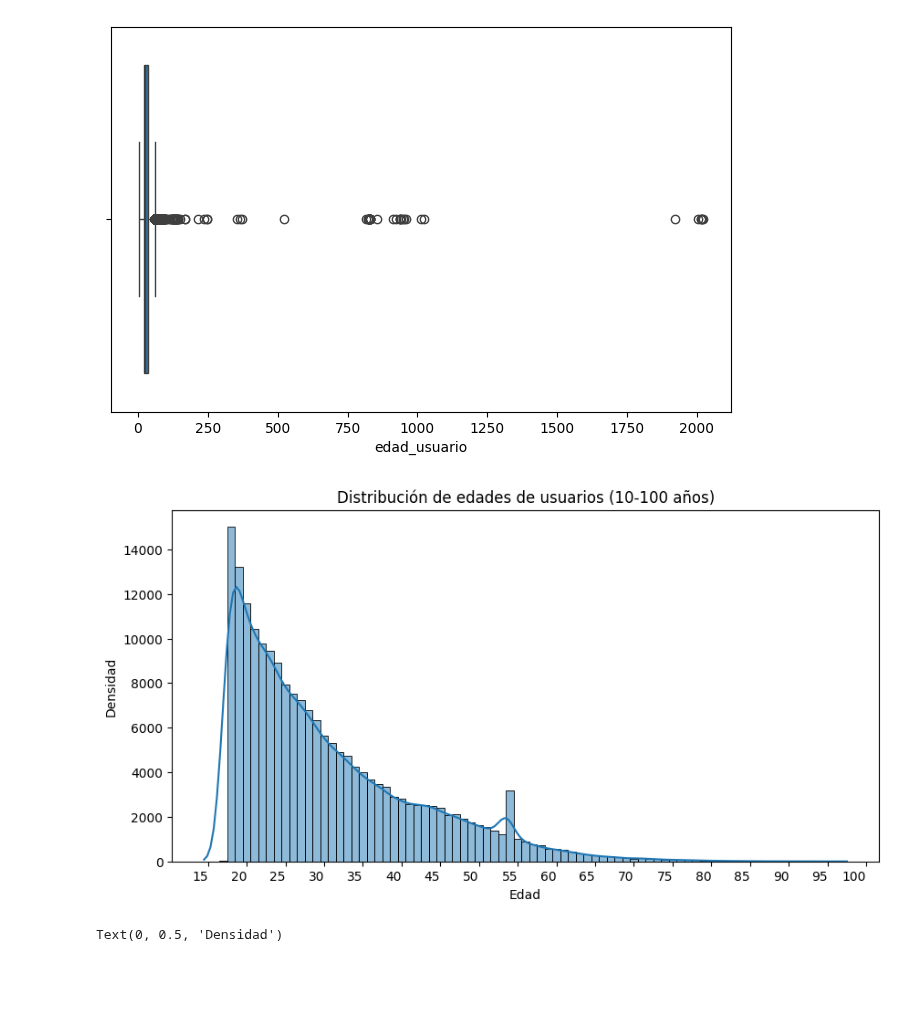
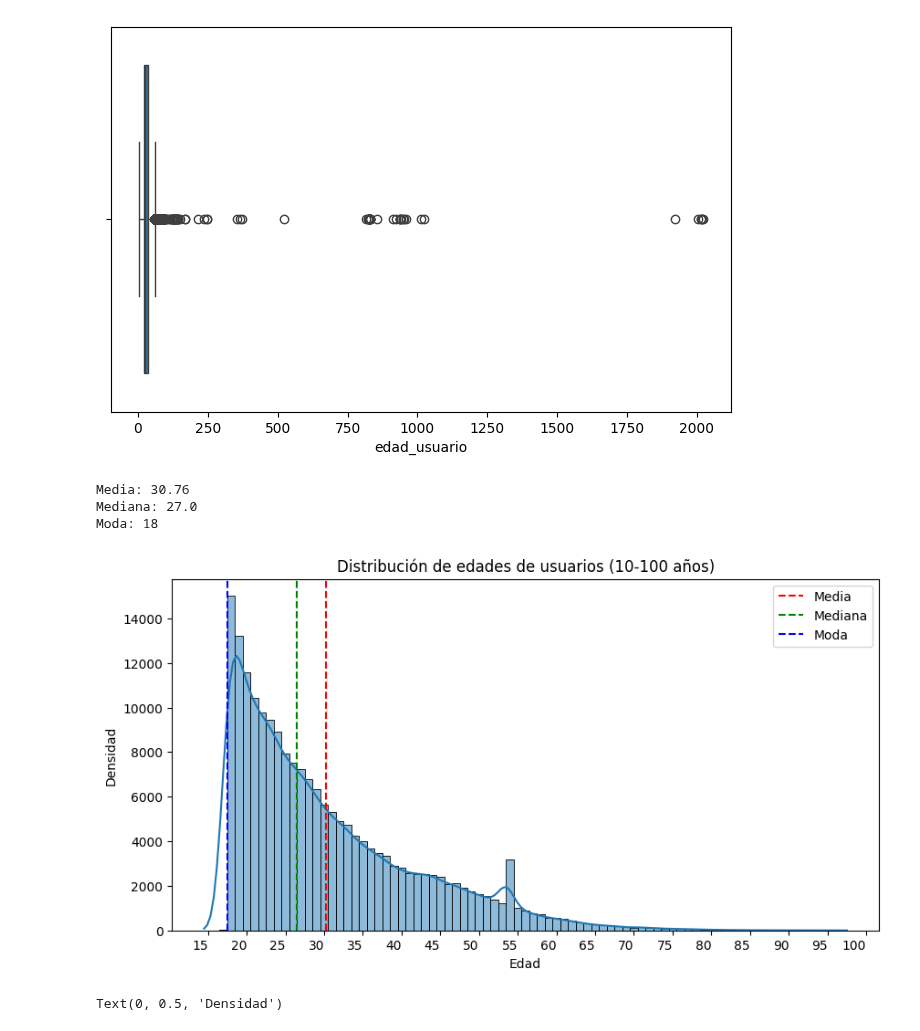
Before and after one commit to ArielMatC/ceia-andd-g2, a Jupyter notebook: data_analysis.ipynb, the cells around one changed output. Cells and saved outputs as stored; diff of their text form; code cells hidden in the pictures; blank space fills up the shorter version.

Commit message:
add mean mode median to users age histogram

```diff
--- a/data_analysis.ipynb
+++ b/data_analysis.ipynb
@@ -76,20 +76,40 @@ sns.boxplot(x=users_df['edad_usuario'])
 # %% [output]
 <Axes: xlabel='edad_usuario'>
 [figure]
+# %%
+# Media moda mediana de edades
+mean = users_df['edad_usuario'].mean().round(2)
+median = users_df['edad_usuario'].median().round(2)
+mode = users_df['edad_usuario'].mode()[0].round(2)
+
+print("Media:", mean)
+print("Mediana:", median)
+print("Moda:", mode)
+# %% [output]
+Media: 30.76
+Mediana: 27.0
+Moda: 18
 # %%
 # Histograma de edades
 mask_edad = (users_df['edad_usuario'] >= 10) & (users_df['edad_usuario'] <= 100)
 plt.figure(figsize=(10, 5))
 ax = sns.histplot(users_df[mask_edad]['edad_usuario'], kde=True, binwidth=1)
 ticks = [t + 0.5 for t in range(10, 101, 5)]  # Esto es para centrar los bines en los ticks
 ax.xaxis.set_major_locator(FixedLocator(ticks))
 ax.set_xticklabels([str(int(tick)) for tick in ticks], ha='right')
 plt.title('Distribución de edades de usuarios (10-100 años)')
 plt.xlabel('Edad')
 plt.ylabel('Densidad')
+
+# Media, moda y mediana
+ax.axvline(mean, color='r', linestyle='--', label='Media')
+ax.axvline(median, color='g', linestyle='--', label='Mediana')
+ax.axvline(mode, color='b', linestyle='--', label='Moda')
+ax.legend()
+
 plt.show()
 # %% [output]
-[figure, old version]
+[figure, new version]
 # %%
 # Histograma de edades de mas de 100 años
 mask_edad = users_df["edad_usuario"] > 100
```
Also changed, not shown: parts of 1 cell of this notebook.
